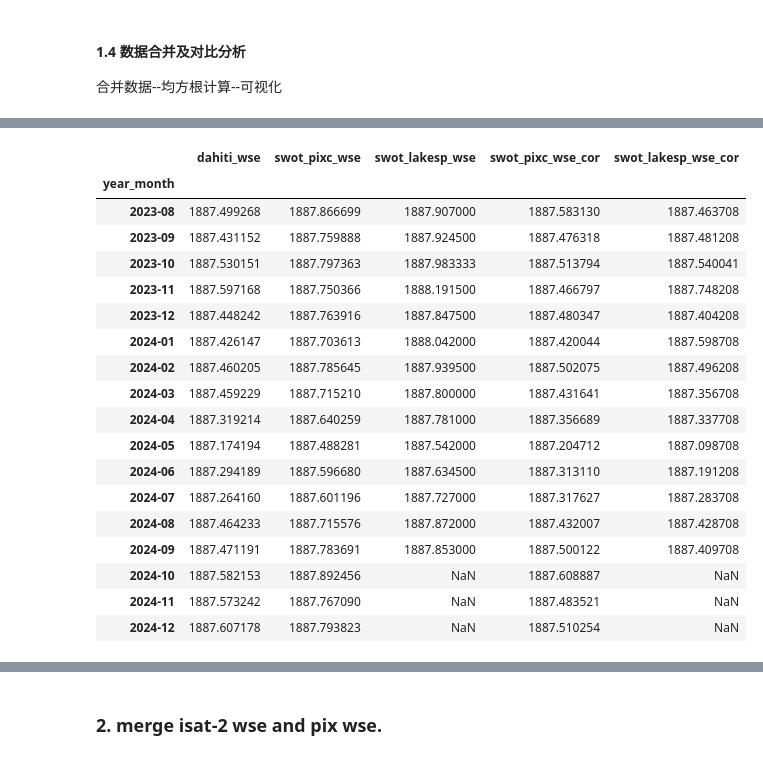
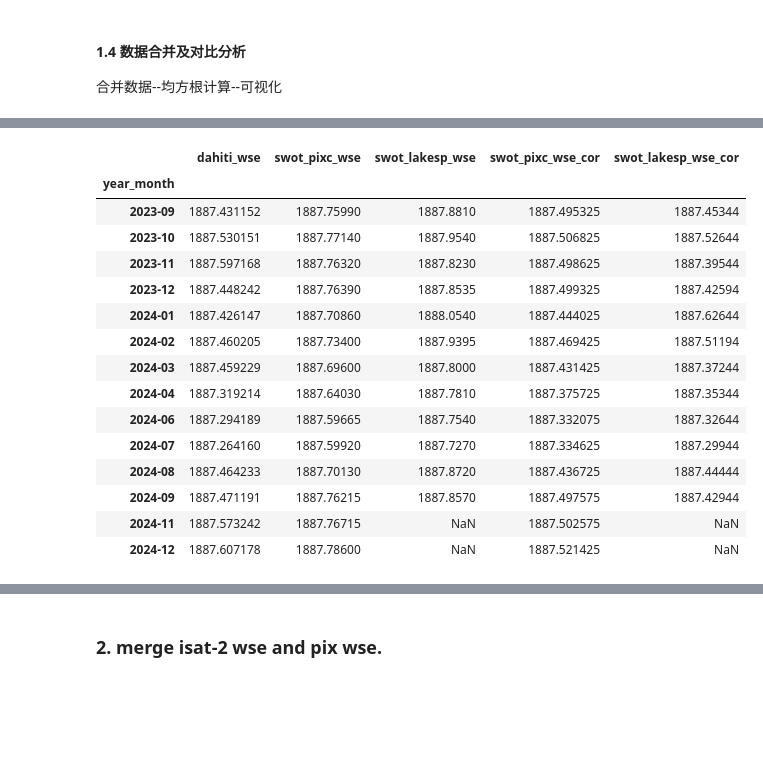
Before and after one commit to xinluo2018/Yunnan-Surface-Water, a Jupyter notebook: notebooks/6_eva_data_prepare.ipynb, the cells around one changed output, grey strips where cells are left out. Cells and saved outputs as stored; diff of their text form; code cells hidden in the pictures; blank space fills up the shorter version.

```diff
--- a/notebooks/6_eva_data_prepare.ipynb
+++ b/notebooks/6_eva_data_prepare.ipynb
@@ -12,15 +14,13 @@ from utils.date_transform import decimal_to_date
 # %%
 ## dianchi
 path_DAHITI_dianchi= 'data/dahiti/Dan Chi.nc'
-path_pixc_wse_dianchi = 'data/swot_l2/pixc/dianchi-lake/dianchi_pixc_wse.pkl'
-path_LakeSP_wse_dianchi = 'data/swot_l2/lakesp/dianchi-lake/dianchi_wse_lakesp.pkl'
-path_dahiti_pix_lakesp_dianchi = 'data/eva_data/dahiti_pixc_lakesp_dianchi.csv' ## save to path
+path_pixc_wse_dianchi = 'data/swot_l2/pixc/dianchi-lake/dianchi_pixc_wse.csv'
+path_lakesp_wse_dianchi = 'data/swot_l2/lakesp/dianchi-lake/dianchi_wse_lakesp.csv'
 
 ## erhai
 path_DAHITI_erhai = 'data/dahiti/ErHai.nc'
-path_pixc_wse_erhai = 'data/swot_l2/pixc/erhai-lake/erhai_pixc_wse.pkl'
-path_LakeSP_wse_erhai = 'data/swot_l2/lakesp/erhai-lake/erhai_wse_lakesp.pkl'
-path_dahiti_pix_lakesp_erhai = 'data/eva_data/dahiti_pixc_lakesp_erhai.csv' ## save to path
+path_pixc_wse_erhai = 'data/swot_l2/pixc/erhai-lake/erhai_pixc_wse.csv'
+path_lakesp_wse_erhai = 'data/swot_l2/lakesp/erhai-lake/erhai_wse_lakesp.csv'
 # %% [markdown]
 #### 1.1 DAHITI水位数据处理（转换基准为EGM2008）
 # %%
@@ -79,7 +76,9 @@ def read2month(path_lake_wse, var_name='lake_wse'):
     return lake_wse_month
 # %%
-pixc_wse_month_dianchi = read2month(path_pixc_wse_dianchi, var_name='swot_pixc_wse')
-pixc_wse_month_erhai = read2month(path_pixc_wse_erhai, var_name='swot_pixc_wse')
+pixc_wse_month_dianchi = read2month_csv(path_pixc_wse_dianchi, var_name='height_weighted_mean')
+pixc_wse_month_dianchi = pixc_wse_month_dianchi.rename(columns={'height_weighted_mean': 'swot_pixc_wse'})
+pixc_wse_month_erhai = read2month_csv(path_pixc_wse_erhai, var_name='height_weighted_mean')
+pixc_wse_month_erhai = pixc_wse_month_erhai.rename(columns={'height_weighted_mean': 'swot_pixc_wse'})
 pixc_wse_month_dianchi
 # %% [output]
 |  | swot_pixc_wse |
@@ -125,0 +102,4 @@ lakeSP_wse_month_dianchi
+# %%
+lakesp_wse_month_dianchi = read2month_csv(path_lakesp_wse_dianchi, var_name='swot_lakesp_wse')
+lakesp_wse_month_erhai = read2month_csv(path_lakesp_wse_erhai, var_name='swot_lakesp_wse')
+lakesp_wse_month_dianchi.head()
@@ -129,62 +158,59 @@ lakeSP_wse_month_dianchi
 # %%
-## merge_dahiti_pix_lakesp
-def merge_dahiti_pix_lakesp(dahiti_wse_month, pixc_wse_month, LakeSP_wse_month):
+## merge_dahiti_pixc_lakesp
+def merge_dahiti_pixc_lakesp(dahiti_wse_month, pixc_wse_month, lakesp_wse_month):
     '''
     (1) merge dahiti, pixc, lakesp, isat2 data into one dataframe
     (2) interpolate missing values
     (3) system bias correction for pixc and lakesp data by use dahiti data as reference
     '''
     ## 合并三个水位产品
     dahiti_pixc_lakesp_df = pixc_wse_month.merge(dahiti_wse_month, on='year_month', how='left').\
-                                                merge(LakeSP_wse_month, on='year_month', how='left')
+                                                merge(lakesp_wse_month, on='year_month', how='left')
     dahiti_pixc_lakesp_df = dahiti_pixc_lakesp_df.interpolate(method='linear', limit_area='inside')
     dahiti_pixc_lakesp_df = dahiti_pixc_lakesp_df.reindex(columns=['dahiti_wse', 'swot_pixc_wse', 'swot_lakesp_wse'])
 
     #计算均方根误差和相关性
-    dif_dahiti_lakesp = dahiti_pixc_lakesp_df['swot_lakesp_wse'] \
-                                    - dahiti_pixc_lakesp_df['dahiti_wse']
-    dif_dahiti_pix = dahiti_pixc_lakesp_df['swot_pixc_wse'] \
-                                    - dahiti_pixc_lakesp_df['dahiti_wse']
+    dif_dahiti_lakesp = dahiti_pixc_lakesp_df['swot_lakesp_wse'] - dahiti_pixc_lakesp_df['dahiti_wse']
+    dif_dahiti_pix = dahiti_pixc_lakesp_df['swot_pixc_wse'] - dahiti_pixc_lakesp_df['dahiti_wse']
     ## 计算均方根误差
     ## 计算差值的均值(系统偏差，以dahiti为参考)
     mean_dif_dahiti_lakesp = dif_dahiti_lakesp.mean()
     mean_dif_dahiti_pix = dif_dahiti_pix.mean()
 
     # 将均值加到wse_month列（以DAHITI为参考, 消除系统偏差）
     dahiti_pixc_lakesp_df['swot_pixc_wse_cor'] = dahiti_pixc_lakesp_df['swot_pixc_wse'] - mean_dif_dahiti_pix
     dahiti_pixc_lakesp_df['swot_lakesp_wse_cor'] = dahiti_pixc_lakesp_df['swot_lakesp_wse'] - mean_dif_dahiti_lakesp
     ### write out
     return dahiti_pixc_lakesp_df
 
-dahiti_pixc_lakesp_dianchi = merge_dahiti_pix_lakesp(dahiti_wse_month_dianchi, \
-                                                           pixc_wse_month_dianchi, lakeSP_wse_month_dianchi)
-dahiti_pixc_lakesp_erhai = merge_dahiti_pix_lakesp(dahiti_wse_month_erhai, \
-                                                         pixc_wse_month_erhai, \
-                                                         lakeSP_wse_month_erhai)
+dahiti_pixc_lakesp_dianchi = merge_dahiti_pixc_lakesp(dahiti_wse_month_dianchi, \
+                                                            pixc_wse_month_dianchi, lakesp_wse_month_dianchi)
+dahiti_pixc_lakesp_erhai = merge_dahiti_pixc_lakesp(dahiti_wse_month_erhai, pixc_wse_month_erhai, \
+                                                            lakesp_wse_month_erhai)
 dahiti_pixc_lakesp_dianchi
-# ## save to csv
-# dahiti_pixc_lakesp_dianchi.to_csv(path_dahiti_pix_lakesp_dianchi, index=True)
-# dahiti_pixc_lakesp_erhai.to_csv(path_dahiti_pix_lakesp_erhai, index=True)
+
+# # ## save to csv
+# path_dahiti_pixc_lakesp_dianchi = 'data/eva-data/dahiti_pixc_lakesp_dianchi.csv' ## save to path
+# path_dahiti_pixc_lakesp_erhai = 'data/eva-data/dahiti_pixc_lakesp_erhai.csv' ## save to path
+# dahiti_pixc_lakesp_dianchi.to_csv(path_dahiti_pixc_lakesp_dianchi, index=True)
+# dahiti_pixc_lakesp_erhai.to_csv(path_dahiti_pixc_lakesp_erhai, index=True)
 # %% [output]
 |  | dahiti_wse | swot_pixc_wse | swot_lakesp_wse | swot_pixc_wse_cor | swot_lakesp_wse_cor |
 | year_month |  |  |  |  |  |
-| 2023-08 | 1887.499268 | 1887.866699 | 1887.907000 | 1887.583130 | 1887.463708 |
-| 2023-09 | 1887.431152 | 1887.759888 | 1887.924500 | 1887.476318 | 1887.481208 |
-| 2023-10 | 1887.530151 | 1887.797363 | 1887.983333 | 1887.513794 | 1887.540041 |
-| 2023-11 | 1887.597168 | 1887.750366 | 1888.191500 | 1887.466797 | 1887.748208 |
-| 2023-12 | 1887.448242 | 1887.763916 | 1887.847500 | 1887.480347 | 1887.404208 |
-| 2024-01 | 1887.426147 | 1887.703613 | 1888.042000 | 1887.420044 | 1887.598708 |
-| 2024-02 | 1887.460205 | 1887.785645 | 1887.939500 | 1887.502075 | 1887.496208 |
-| 2024-03 | 1887.459229 | 1887.715210 | 1887.800000 | 1887.431641 | 1887.356708 |
-| 2024-04 | 1887.319214 | 1887.640259 | 1887.781000 | 1887.356689 | 1887.337708 |
-| 2024-05 | 1887.174194 | 1887.488281 | 1887.542000 | 1887.204712 | 1887.098708 |
-| 2024-06 | 1887.294189 | 1887.596680 | 1887.634500 | 1887.313110 | 1887.191208 |
-| 2024-07 | 1887.264160 | 1887.601196 | 1887.727000 | 1887.317627 | 1887.283708 |
-| 2024-08 | 1887.464233 | 1887.715576 | 1887.872000 | 1887.432007 | 1887.428708 |
-| 2024-09 | 1887.471191 | 1887.783691 | 1887.853000 | 1887.500122 | 1887.409708 |
-| 2024-10 | 1887.582153 | 1887.892456 | NaN | 1887.608887 | NaN |
-| 2024-11 | 1887.573242 | 1887.767090 | NaN | 1887.483521 | NaN |
-| 2024-12 | 1887.607178 | 1887.793823 | NaN | 1887.510254 | NaN |
+| 2023-09 | 1887.431152 | 1887.75990 | 1887.8810 | 1887.495325 | 1887.45344 |
+| 2023-10 | 1887.530151 | 1887.77140 | 1887.9540 | 1887.506825 | 1887.52644 |
+| 2023-11 | 1887.597168 | 1887.76320 | 1887.8230 | 1887.498625 | 1887.39544 |
+| 2023-12 | 1887.448242 | 1887.76390 | 1887.8535 | 1887.499325 | 1887.42594 |
+| 2024-01 | 1887.426147 | 1887.70860 | 1888.0540 | 1887.444025 | 1887.62644 |
+| 2024-02 | 1887.460205 | 1887.73400 | 1887.9395 | 1887.469425 | 1887.51194 |
+| 2024-03 | 1887.459229 | 1887.69600 | 1887.8000 | 1887.431425 | 1887.37244 |
+| 2024-04 | 1887.319214 | 1887.64030 | 1887.7810 | 1887.375725 | 1887.35344 |
+| 2024-06 | 1887.294189 | 1887.59665 | 1887.7540 | 1887.332075 | 1887.32644 |
+| 2024-07 | 1887.264160 | 1887.59920 | 1887.7270 | 1887.334625 | 1887.29944 |
+| 2024-08 | 1887.464233 | 1887.70130 | 1887.8720 | 1887.436725 | 1887.44444 |
+| 2024-09 | 1887.471191 | 1887.76215 | 1887.8570 | 1887.497575 | 1887.42944 |
+| 2024-11 | 1887.573242 | 1887.76715 | NaN | 1887.502575 | NaN |
+| 2024-12 | 1887.607178 | 1887.78600 | NaN | 1887.521425 | NaN |
 # %%
 ## accuracy
 ## dianchi
```
Also changed, not shown: parts of 30 cells of this notebook, 30 other files.
